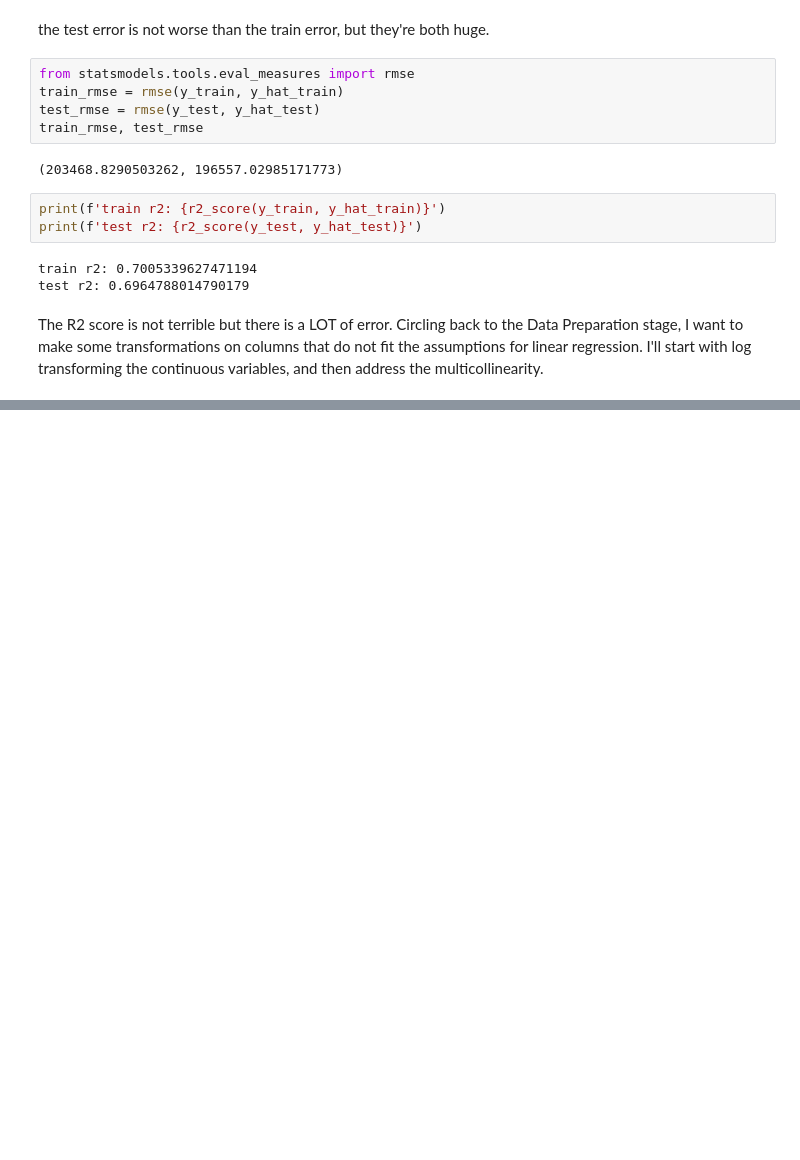
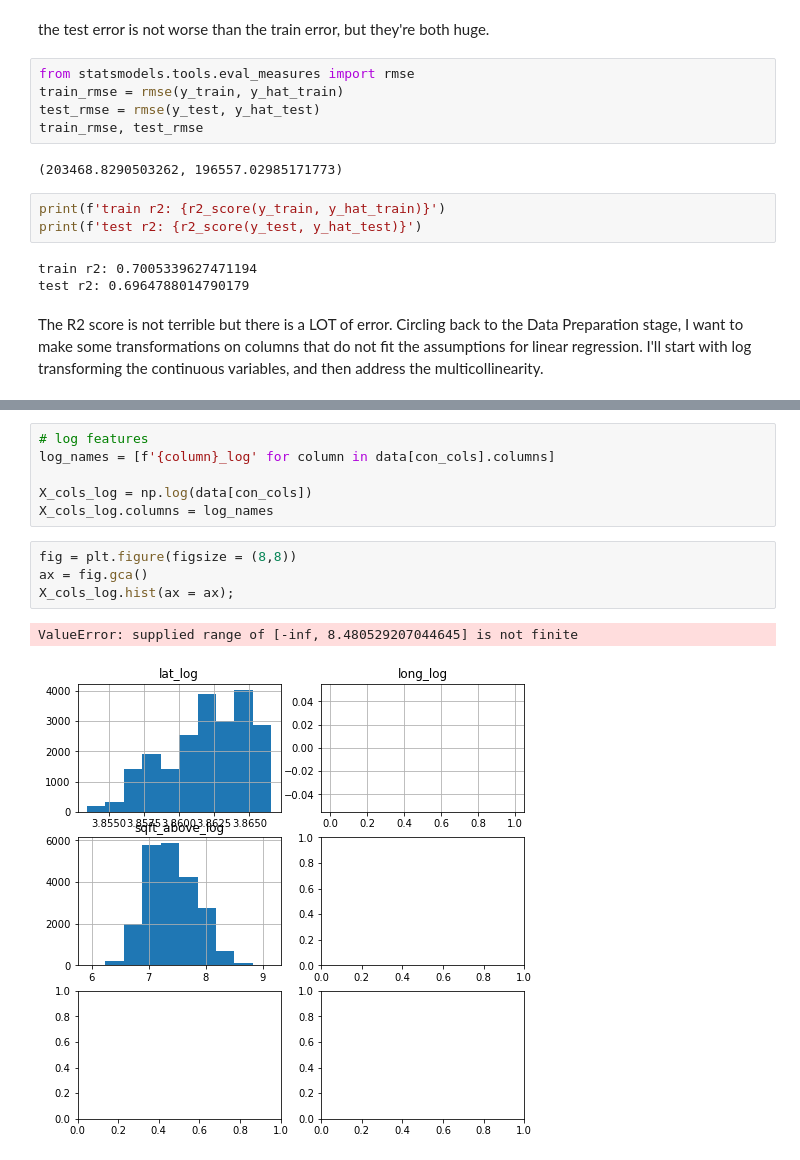
Before and after one commit to christisarv/linear-modeling-house-prices, a Jupyter notebook: Phase 2 Project Scratch Notebook.ipynb, the cells around one changed output, grey strips where cells are left out. Drawn from its saved outputs; the diff is of its cells as text; blank space fills up the shorter version.

```diff
--- a/Phase 2 Project Scratch Notebook.ipynb
+++ b/Phase 2 Project Scratch Notebook.ipynb
@@ -258,0 +192,13 @@ data_log
+# %%
+# log features
+log_names = [f'{column}_log' for column in data[con_cols].columns]
+
+X_cols_log = np.log(data[con_cols])
+X_cols_log.columns = log_names
+# %%
+fig = plt.figure(figsize = (8,8))
+ax = fig.gca()
+X_cols_log.hist(ax = ax);
+# %% [output]
+ValueError: supplied range of [-inf, 8.480529207044645] is not finite
+[figure, added]
```
Also changed, not shown: parts of 15 cells of this notebook.
